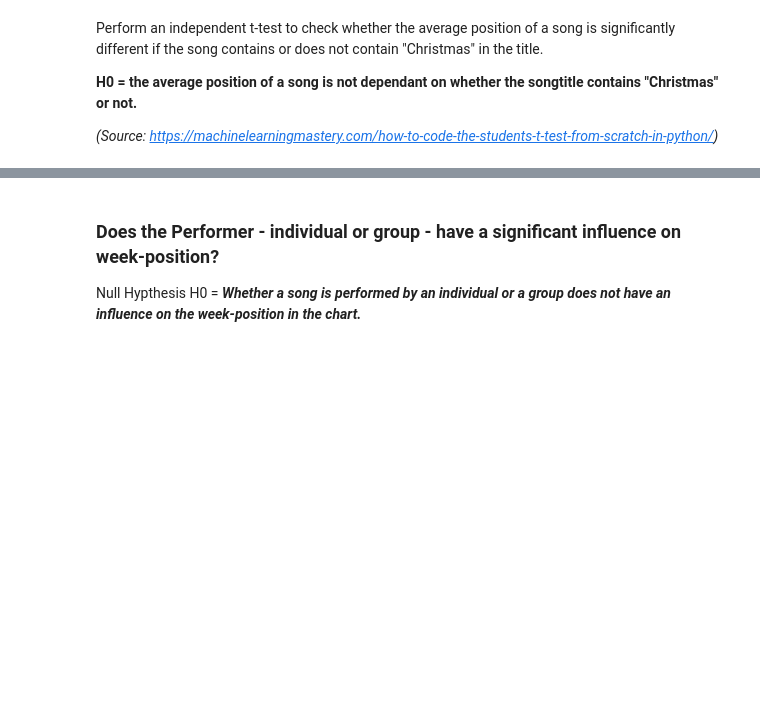
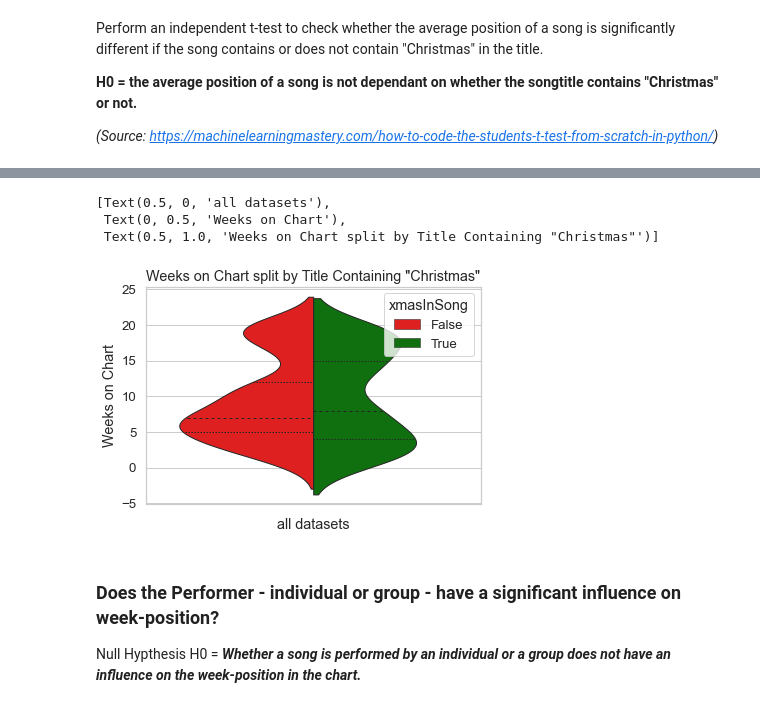
Before and after one commit to myproxxy/BethelTechChristmasDataScienceCompetition2021, a Jupyter notebook: Bethel Tech Christmas Data Science Competition 2021.ipynb, the cells around one changed output, grey strips where cells are left out. Cells and saved outputs as stored; diff of their text form; code cells hidden in the pictures; blank space fills up the shorter version.

```diff
--- a/Bethel Tech Christmas Data Science Competition 2021.ipynb
+++ b/Bethel Tech Christmas Data Science Competition 2021.ipynb
@@ -570,3 +586,14 @@ _(Source: https://machinelearningmastery.com/how-to-code-the-students-t-test-fro
+# %%
+# Draw a nested violinplot and split the violins for easier comparison
+dfXmasSongsRaw["all"] = ""
+ax = sns.violinplot(data=dfXmasSongsRaw,x="all", y="weeks_on_chart", hue="xmasInSong",
+               split=True, inner="quart", linewidth=1, palette={True:"g",False:"r"})
+ax.set(xlabel='all datasets', ylabel='Weeks on Chart', title='Weeks on Chart split by Title Containing "Christmas"')
+# %% [output]
+[Text(0.5, 0, 'all datasets'),
+ Text(0, 0.5, 'Weeks on Chart'),
+ Text(0.5, 1.0, 'Weeks on Chart split by Title Containing "Christmas"')]
+[figure, added]
 # %% [markdown]
 ### Does the Performer - individual or group - have a significant influence on week-position?
 
```
Also changed, not shown: parts of 29 cells of this notebook, 5 other files.
